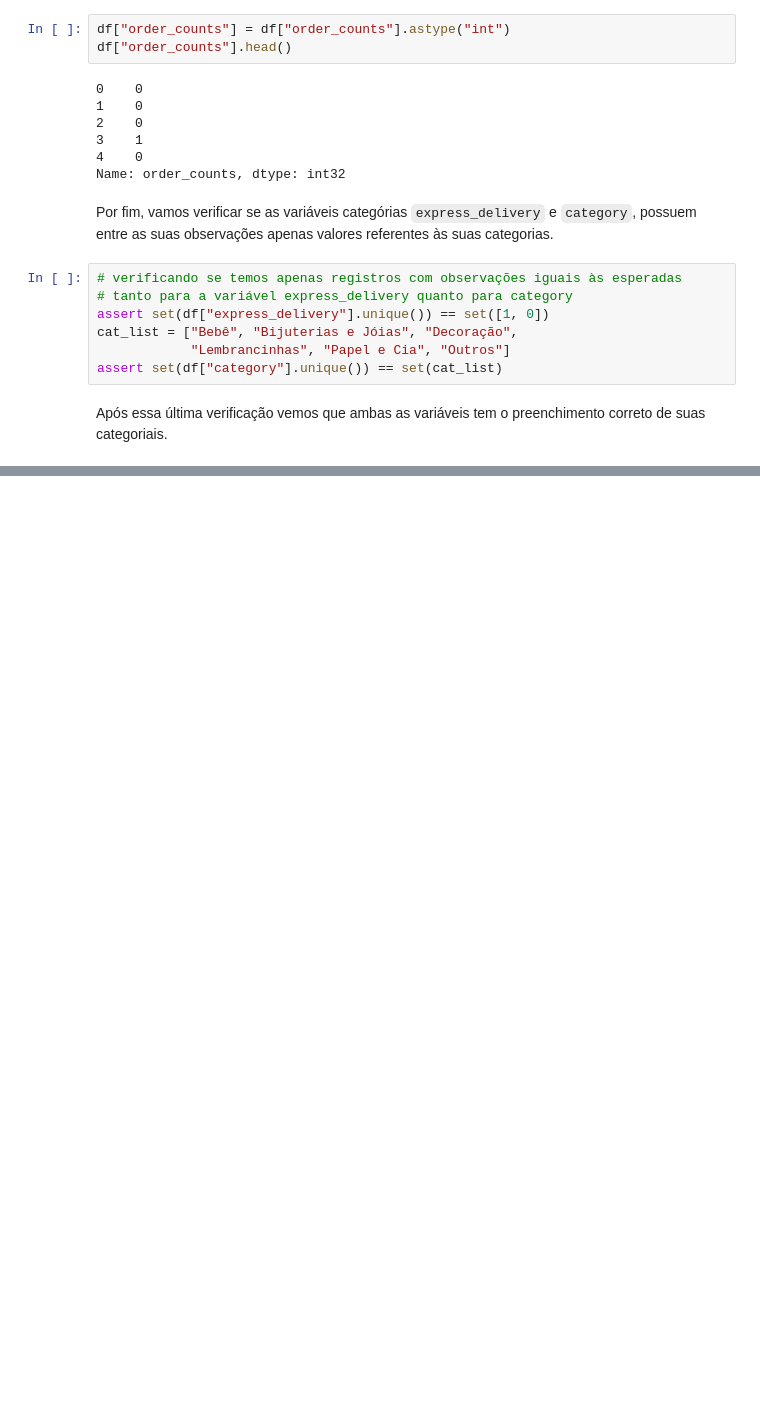
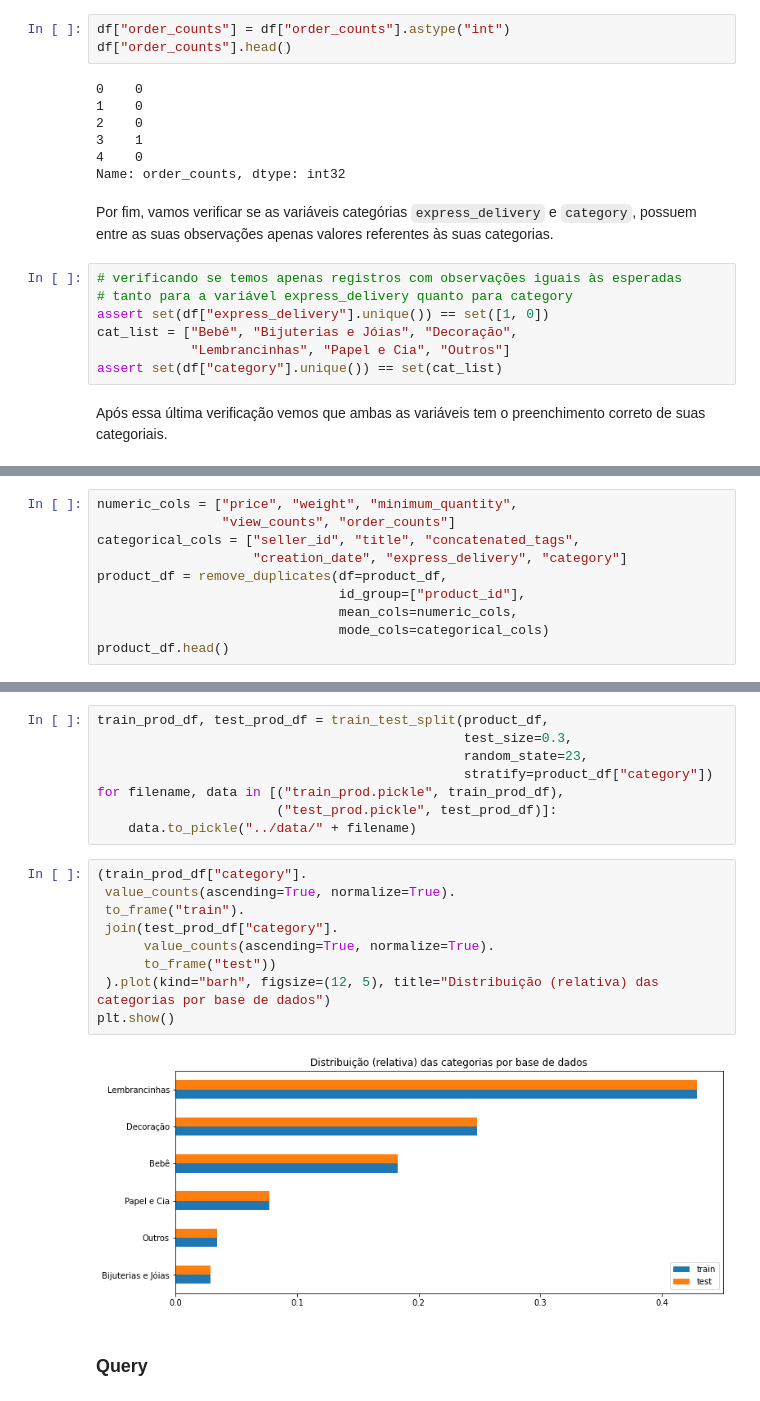
Before and after one commit to leofmr/product_recommender, a Jupyter notebook: notebooks/0 - data_prepare.ipynb, the cells around one changed output, grey strips where cells are left out. Saved outputs shown, nothing was run; the diff lists cells and outputs as text; blank space fills up the shorter version.

Commit message:
Refeito a preparação dos dados. Ref #4

```diff
--- a/notebooks/0 - data_prepare.ipynb
+++ b/notebooks/0 - data_prepare.ipynb
@@ -498,0 +531,10 @@ dt_test.to_pickle("../data/dt_test.pickle")
+# %%
+numeric_cols = ["price", "weight", "minimum_quantity",
+                "view_counts", "order_counts"]
+categorical_cols = ["seller_id", "title", "concatenated_tags",
+                    "creation_date", "express_delivery", "category"]
+product_df = remove_duplicates(df=product_df,
+                               id_group=["product_id"],
+                               mean_cols=numeric_cols,
+                               mode_cols=categorical_cols)
+product_df.head()
@@ -498,0 +607,21 @@ dt_test.to_pickle("../data/dt_test.pickle")
+# %%
+train_prod_df, test_prod_df = train_test_split(product_df,
+                                               test_size=0.3,
+                                               random_state=23,
+                                               stratify=product_df["category"])
+for filename, data in [("train_prod.pickle", train_prod_df),
+                       ("test_prod.pickle", test_prod_df)]:
+    data.to_pickle("../data/" + filename)
+# %%
+(train_prod_df["category"].
+ value_counts(ascending=True, normalize=True).
+ to_frame("train").
+ join(test_prod_df["category"].
+      value_counts(ascending=True, normalize=True).
+      to_frame("test"))
+ ).plot(kind="barh", figsize=(12, 5), title="Distribuição (relativa) das categorias por base de dados")
+plt.show()
+# %% [output]
+[figure, added]
+# %% [markdown]
+### Query
```
Also changed, not shown: parts of 56 cells of this notebook, 6 other files.
